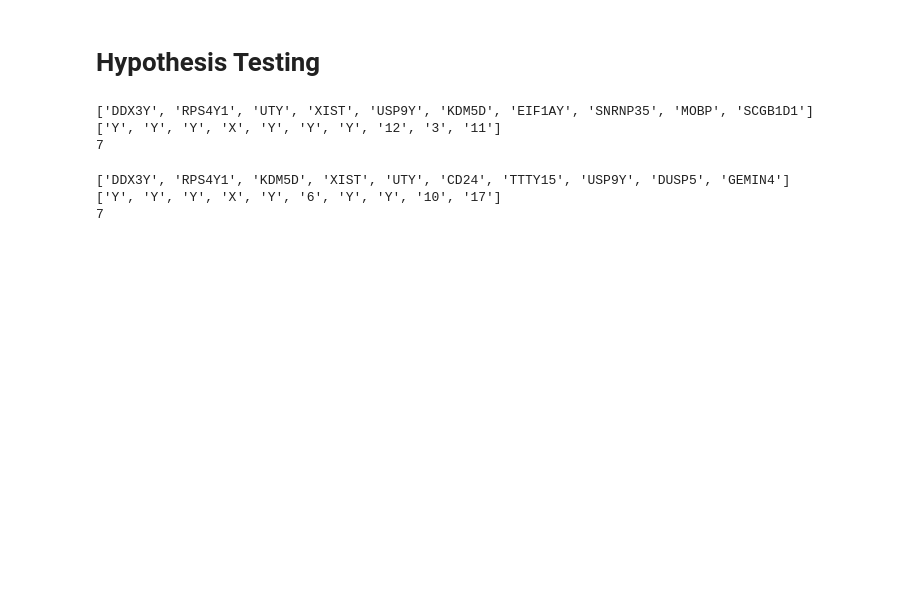
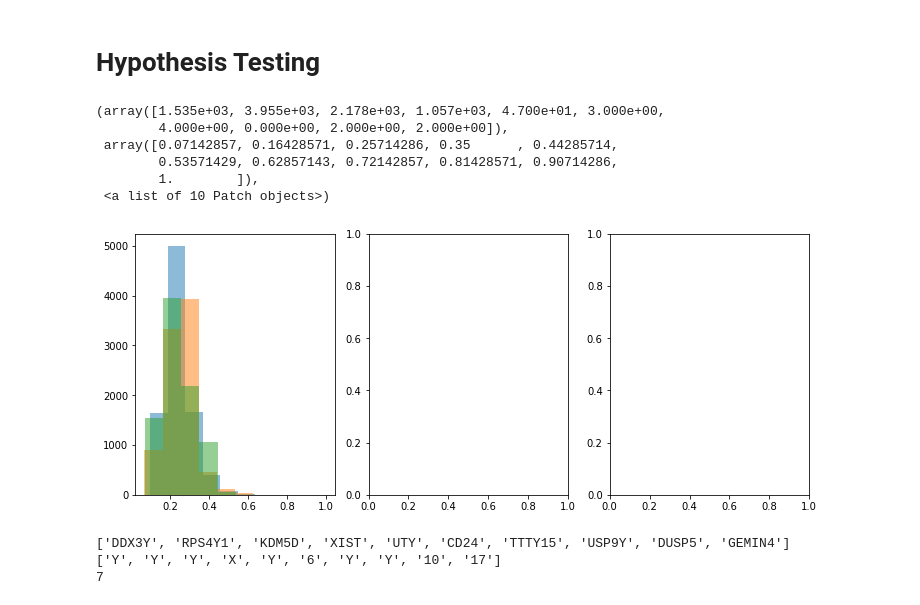
Before and after one commit to unique-subedi/604-gene-expression, a Jupyter notebook: Vinod_gene_expression_master.ipynb, the cells around one changed output. Saved outputs shown, nothing was run; the diff lists cells and outputs as text; code cells hidden in the pictures; blank space fills up the shorter version.

```diff
--- a/Vinod_gene_expression_master.ipynb
+++ b/Vinod_gene_expression_master.ipynb
@@ -108,6 +114,7 @@ for i in range(len(expression)):
 # Hypothesis Testing
 # %%
 def compute_top_genes_tissue(data, tissue):
+  sig_genes = 0
   express_norm_samp = pd.concat([data, samples], axis=1)
   express_samp_loc = express_norm_samp
 
@@ -119,32 +126,51 @@ def compute_top_genes_tissue(data, tissue):
 
   for probe_set in unique_probe_set:
     stat, p = stats.ks_2samp(data.loc[df_male.index][probe_set], data.loc[df_female.index][probe_set])
-    probe_set_to_pvalue[probe_set] = p
+    probe_set_to_pvalue[probe_set] = (p, stat)
 
   gene_p_values = []
 
   for gene in genes_sym["sym"].unique():
     gene_p = 0
+    gene_stat = 0
     gene_probes = gene_to_probe_set[gene]
     for probe in gene_probes:
-      gene_p = max(gene_p, probe_set_to_pvalue[probe])
-    gene_p_values.append((gene_p, gene))
+      if gene_p < probe_set_to_pvalue[probe][0]:
+        gene_stat = probe_set_to_pvalue[probe][1]
+      gene_p = max(gene_p, probe_set_to_pvalue[probe][0])
+    if gene_p < 0.01:
+      sig_genes += 1
+    gene_p_values.append((gene_p, gene, gene_stat))
 
   sorted_pval = sorted(gene_p_values, key=lambda tup: tup[0])
+  p_values = [tup[0] for tup in sorted_pval]
+  stat_values = [tup[2] for tup in sorted_pval]
   topgenes = [tup[1] for tup in sorted_pval[:10]]
   topchrom = [genes[genes.sym == tg]["chrom"][0] for tg in topgenes]
   chrom_counter = Counter(topchrom)
   count = np.sum([chrom_counter[key] for key, value in chrom_counter.items() if key in ["X", "Y", "X Y"]])
-  return topgenes, topchrom, count
+  return topgenes, topchrom, count, p_values, stat_values
-# %%
-topgenes, topchrom, cnt = compute_top_genes_tissue(expression_norm, ACC)
-print(topgenes)
-print(topchrom)
-print(cnt)
-# %% [output]
-['DDX3Y', 'RPS4Y1', 'UTY', 'XIST', 'USP9Y', 'KDM5D', 'EIF1AY', 'SNRNP35', 'MOBP', 'SCGB1D1']
-['Y', 'Y', 'Y', 'X', 'Y', 'Y', 'Y', '12', '3', '11']
-7
+# %%
+topgenes, topchrom, cnt, p_values, stat_value_ACC = compute_top_genes_tissue(expression_norm, ACC)
+print(topgenes, topchrom, p_values[:10])
+topgenes, topchrom, cnt, p_values, stat_value_CER = compute_top_genes_tissue(expression_norm, CER)
+print(topgenes, topchrom, p_values[:10])
+topgenes, topchrom, cnt, p_values, stat_value_DLPFC = compute_top_genes_tissue(expression_norm, DLPFC)
+print(topgenes, topchrom, p_values[:10])
+# %%
+fig, axs = plt.subplots(1, 3, figsize=(10, 4), constrained_layout=True)
+colors = ["blue", "red", "green"]
+axs[0].hist(stat_value_ACC, alpha= 0.50, bins=10)
+axs[0].hist(stat_value_CER, alpha= 0.50, bins=10)
+axs[0].hist(stat_value_DLPFC, alpha= 0.50, bins=10)
+# %% [output]
+(array([1.535e+03, 3.955e+03, 2.178e+03, 1.057e+03, 4.700e+01, 3.000e+00,
+        4.000e+00, 0.000e+00, 2.000e+00, 2.000e+00]),
+ array([0.07142857, 0.16428571, 0.25714286, 0.35      , 0.44285714,
+        0.53571429, 0.62857143, 0.72142857, 0.81428571, 0.90714286,
+        1.        ]),
+ <a list of 10 Patch objects>)
+[figure, added]
 # %%
 topgenes, topchrom, cnt = compute_top_genes_tissue(expression_norm, CER)
 print(topgenes)
```
Also changed, not shown: parts of 20 cells of this notebook.
